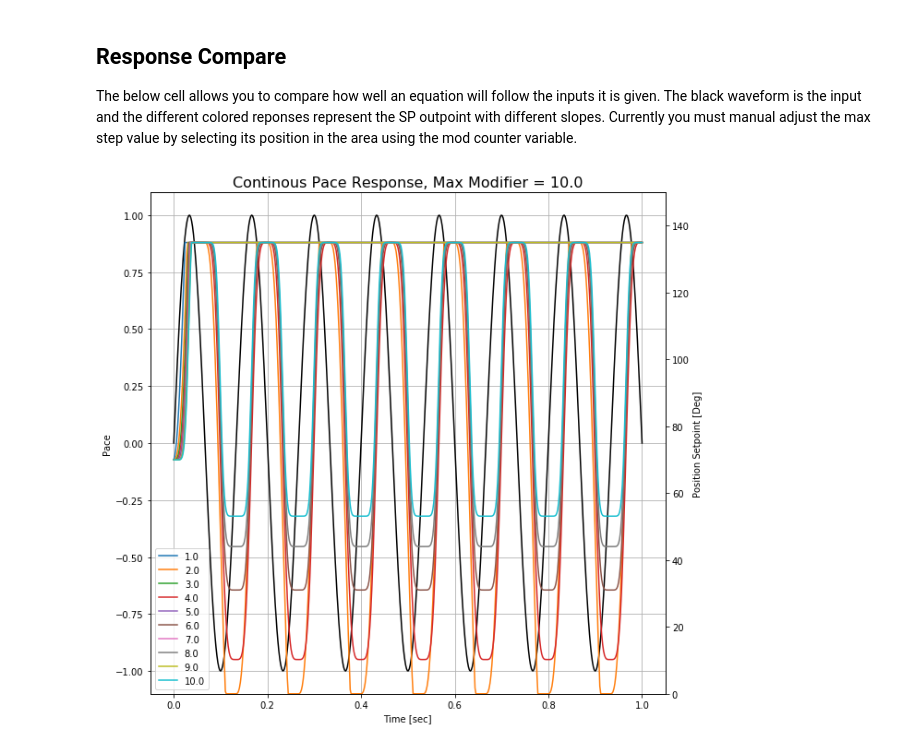
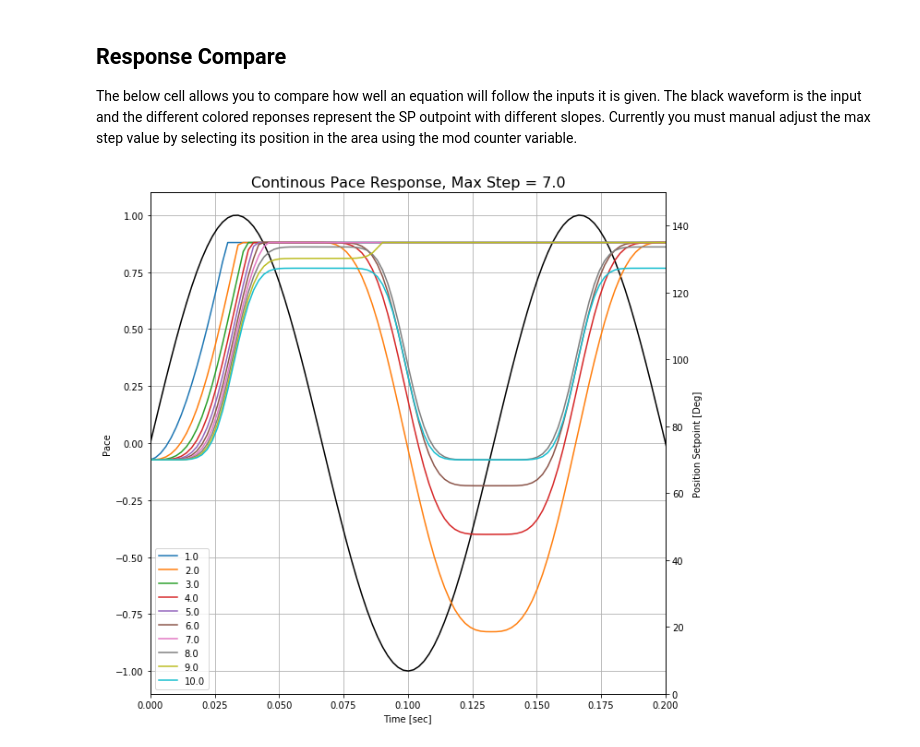
Before and after one commit to Myomo/Python_Simulations, a Jupyter notebook: Continuous Threshold Plot.ipynb, the cells around one changed output. Saved outputs shown, nothing was run; the diff lists cells and outputs as text; code cells hidden in the pictures.

Commit message:
Minor changes to fix syntax and termonology.  Complete sweep and response compare graphs now captured in results

```diff
--- a/Continuous Threshold Plot.ipynb
+++ b/Continuous Threshold Plot.ipynb
@@ -347,12 +348,12 @@ graph_color = ["blue", "red","orange","green","black","yellow","plum","slategrey
 for j in range(len(max_step)):
     for i in range(len(b)):
         plt.figure(num = j,figsize=(10, 10))
-        f1 =  ContiousPaceFunction(max_step[j],b[i],pace,offset,new_pos,min_pos,max_pos)
+        f1 =  SetPositionCMD(max_step[j],b[i],pace,offset,new_pos,min_pos,max_pos)
 #         plt.plot(t,pace,'k')
         plt.plot(t, f1)
         plt.grid(True)
         plt.xlabel('Time [Sec]')
         plt.ylabel('Angular Position [Deg]')
         plt.legend(b)
-        plt.title('Continous Pace Response, Max Modifier = {}'.format(max_step[j]), fontsize=16)
+        plt.title('Continous Pace Response, Max Step = {}'.format(max_step[j]), fontsize=16)
 # %% [output]
@@ -390,26 +391,27 @@ The below cell allows you to compare how well an equation will follow the inputs
 # %%
 plt.clf
 
 ##max value is 9
-mod_counter = 9
+mod_counter = 6
 
 graph_color = ["blue", "red","orange","green","black","yellow","plum","slategrey","cyan", "coral"]
 
 # for j in range(len(max_pace)):
 fig, ax = plt.subplots(figsize=[10,10])
 ax.plot(t,pace, 'k-')
 ax.set_ylabel('Pace', color='k')
 ax.tick_params('y', colors='k')
 ax.set_xlabel('Time [sec]')
+ax.set_xlim([0,0.2])
 ax.grid(True)
 ax2 = ax.twinx()
 ax2.set_ylabel('Position Setpoint [Deg]', color='k')
 ax2.tick_params('y', colors='k')
 ax2.set_ylim([0,150])
-ax.set_title('Continous Pace Response, Max Modifier = {}'.format(max_pace[mod_counter]), fontsize=16)
+ax.set_title('Continous Pace Response, Max Step = {}'.format(max_step[mod_counter]), fontsize=16)
 for i in range(len(b)):
-    f1 =  ContiousPaceFunction(max_pace[mod_counter],b[i],pace,offset,new_pos,min_pos,max_pos)
+    f1 =  SetPositionCMD(max_step[mod_counter],b[i],pace,offset,new_pos,min_pos,max_pos)
     ax2.plot(t, f1)
     ax2.legend(b)
 # %% [output]
-[figure, old version]
+[figure, new version]
```
Also changed, not shown: parts of 2 cells of this notebook.
